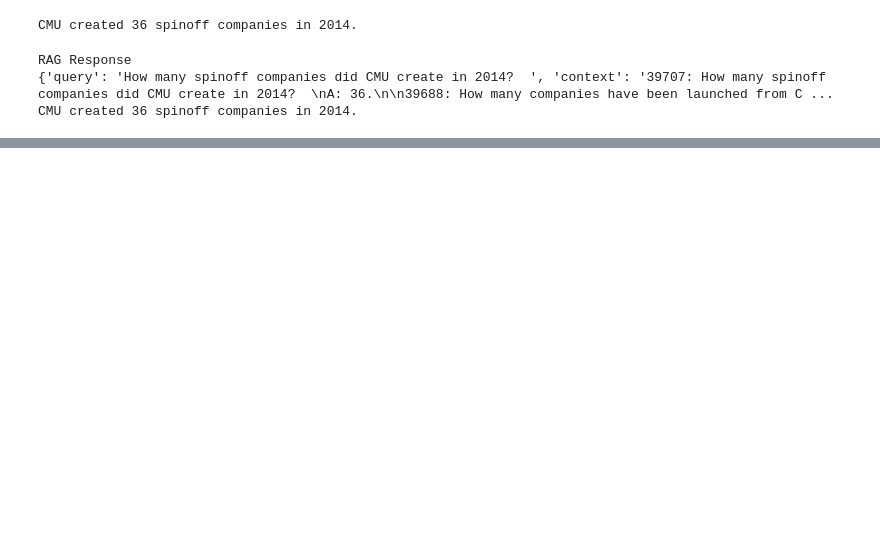
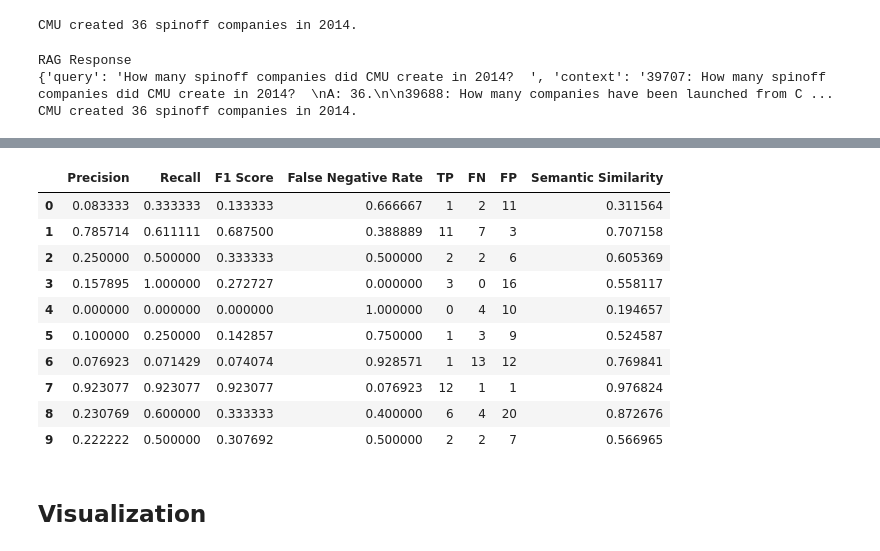
Before and after one commit to helalaou/anlp-spring2025-hw2, a Jupyter notebook: RAG_system/inference.ipynb, the cells around one changed output, grey strips where cells are left out. Drawn from its saved outputs; the diff is of its cells as text; code cells hidden in the pictures; blank space fills up the shorter version.

```diff
--- a/RAG_system/inference.ipynb
+++ b/RAG_system/inference.ipynb
@@ -54,0 +278,17 @@ CMU created 36 spinoff companies in 2014.
+# %%
+df = pd.concat(df_list, ignore_index=True)
+df
+# %% [output]
+|  | Precision | Recall | F1 Score | False Negative Rate | TP | FN | FP | Semantic Similarity |
+| 0 | 0.083333 | 0.333333 | 0.133333 | 0.666667 | 1 | 2 | 11 | 0.311564 |
+| 1 | 0.785714 | 0.611111 | 0.687500 | 0.388889 | 11 | 7 | 3 | 0.707158 |
+| 2 | 0.250000 | 0.500000 | 0.333333 | 0.500000 | 2 | 2 | 6 | 0.605369 |
+| 3 | 0.157895 | 1.000000 | 0.272727 | 0.000000 | 3 | 0 | 16 | 0.558117 |
+| 4 | 0.000000 | 0.000000 | 0.000000 | 1.000000 | 0 | 4 | 10 | 0.194657 |
+| 5 | 0.100000 | 0.250000 | 0.142857 | 0.750000 | 1 | 3 | 9 | 0.524587 |
+| 6 | 0.076923 | 0.071429 | 0.074074 | 0.928571 | 1 | 13 | 12 | 0.769841 |
+| 7 | 0.923077 | 0.923077 | 0.923077 | 0.076923 | 12 | 1 | 1 | 0.976824 |
+| 8 | 0.230769 | 0.600000 | 0.333333 | 0.400000 | 6 | 4 | 20 | 0.872676 |
+| 9 | 0.222222 | 0.500000 | 0.307692 | 0.500000 | 2 | 2 | 7 | 0.566965 |
+# %% [markdown]
+## Visualization ##
```
Also changed, not shown: parts of 34 cells of this notebook, 4 other files.
